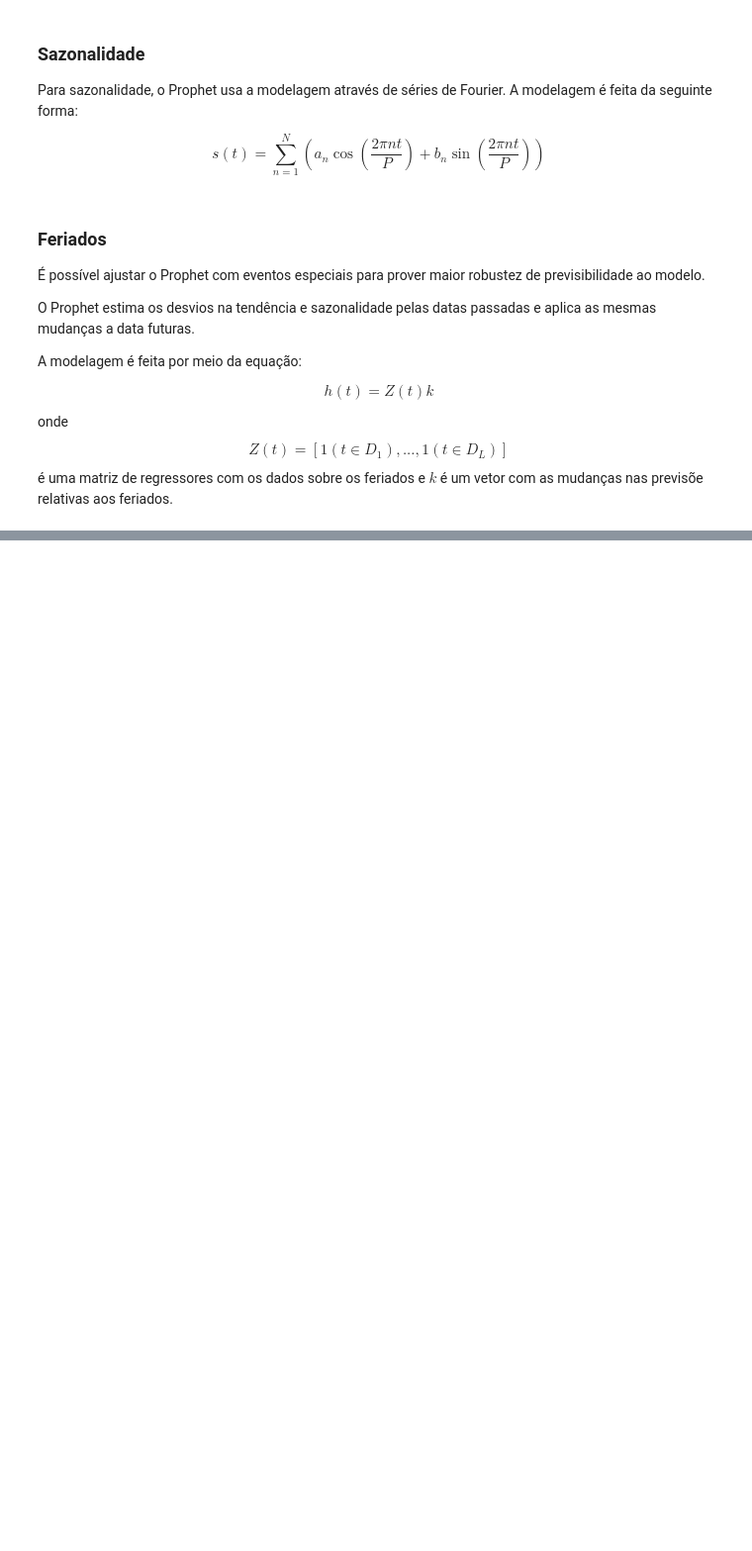
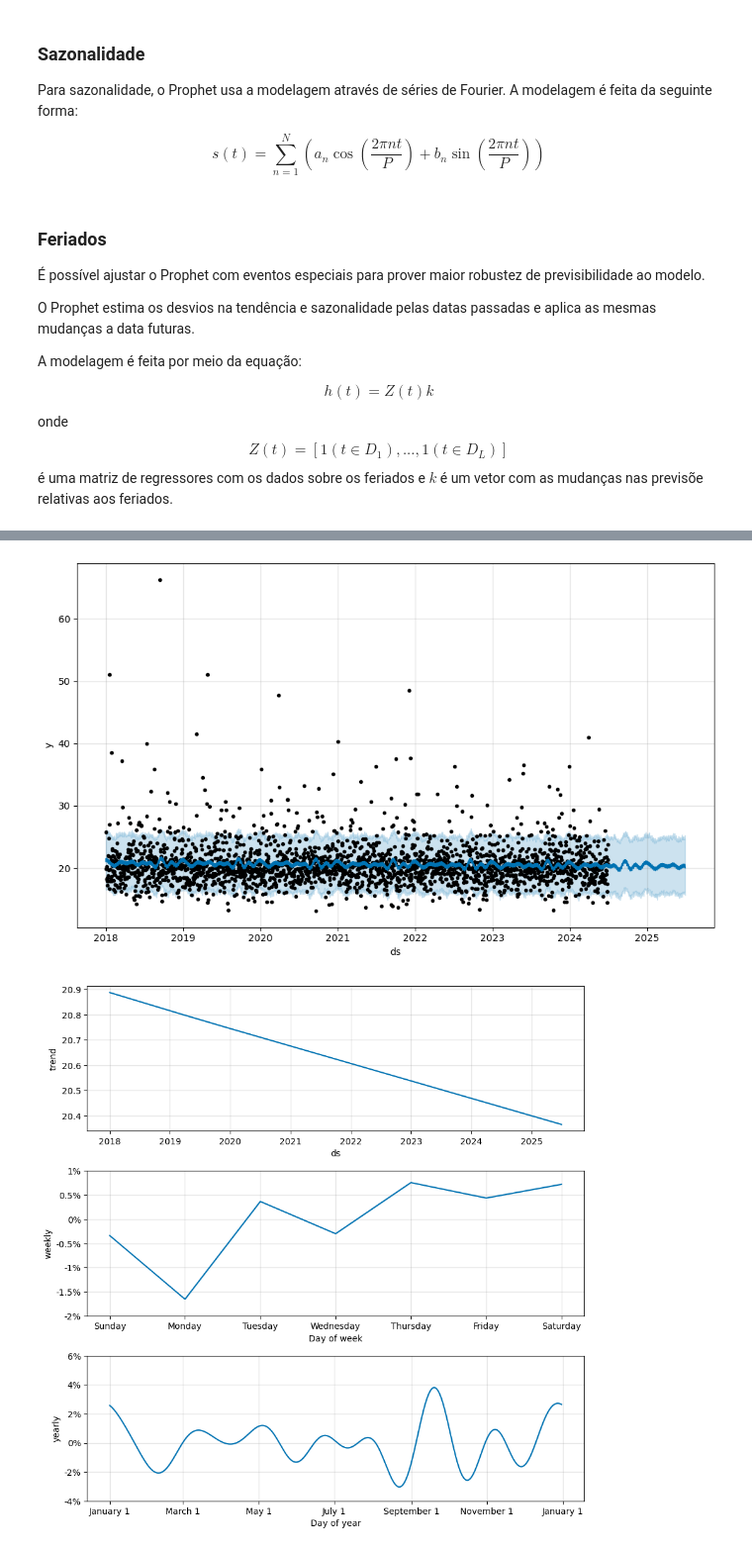
Before and after one commit to rafaelmgsilva/trabalho_final-mesc_ia, a Jupyter notebook: code/predict_turbidity.ipynb, the cells around one changed output, grey strips where cells are left out. Shown at 99% size. Drawn from its saved outputs; the diff is of its cells as text; code cells hidden in the pictures; blank space fills up the shorter version.

```diff
--- a/code/predict_turbidity.ipynb
+++ b/code/predict_turbidity.ipynb
@@ -158,0 +180,6 @@ $$
+# %%
+# testando as funcionalidades do Prophet com o atributo "Alkalinity"
+
+df_Alkalinity.columns = ['ds', 'y']
+
+df_Alkalinity.head()
@@ -158,0 +193,13 @@ $$
+# %%
+# testando o gráfico de predição
+
+model = Prophet(seasonality_mode='multiplicative')
+model.fit(df_Alkalinity)
+future = model.make_future_dataframe(periods=365)
+forecast = model.predict(future)
+
+fig = model.plot(forecast)
+plt.show()
+fig2 = model.plot_components(forecast)
+plt.show()
+# %% [output]
@@ -158,0 +208,2 @@ $$
+[figure, added]
+[figure, added]
```
Also changed, not shown: parts of 4 cells of this notebook.
